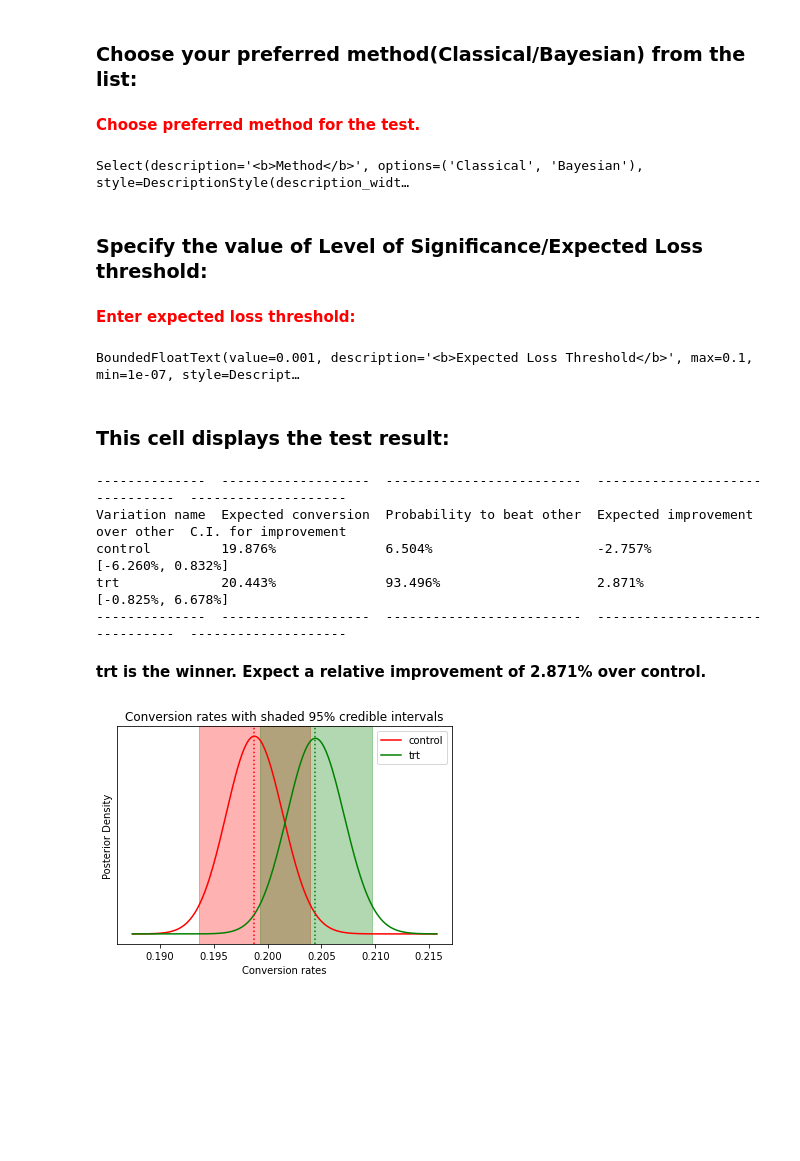
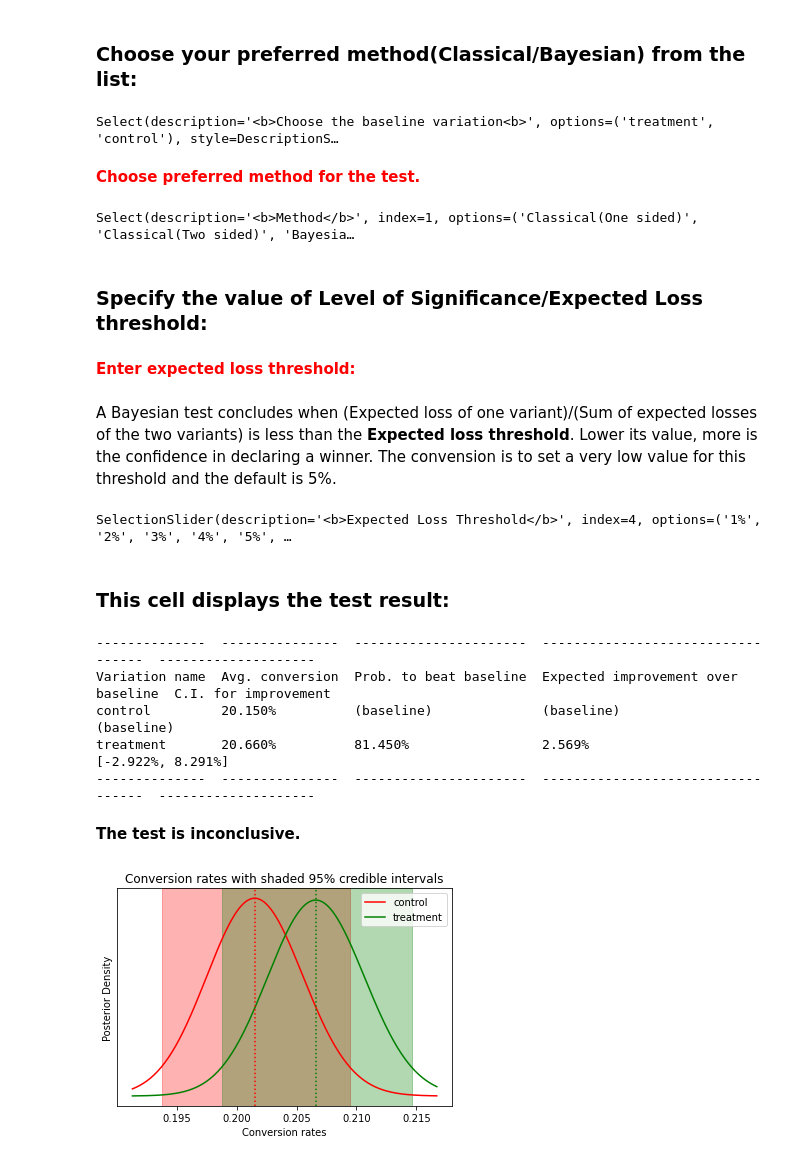
Before and after one commit to somak135/AB-Testing, a Jupyter notebook: testing package/conduct_AB_test.ipynb, the cells around one changed output. Cells and saved outputs as stored; diff of their text form; code cells hidden in the pictures; blank space fills up the shorter version.

```diff
--- a/testing package/conduct_AB_test.ipynb
+++ b/testing package/conduct_AB_test.ipynb
@@ -10,26 +10,29 @@ FileUpload(value={}, accept='.csv', description='Upload')
 # %% [markdown]
 ### **Choose your preferred method(Classical/Bayesian) from the list:**
 # %%
-df = read_file(up); printmd('**Choose preferred method for the test.**'); display(method_choice2)
+df, name_list = read_file(up); display_ask_baseline_widget(ask_baseline, name_list)
+printmd('**Choose preferred method for the test.**'); display(method_choice)
 # %% [output]
+Select(description='<b>Choose the baseline variation<b>', options=('treatment', 'control'), style=DescriptionS…
 <span style='color:red'>**Choose preferred method for the test.**</span>
-Select(description='<b>Method</b>', options=('Classical', 'Bayesian'), style=DescriptionStyle(description_widt…
+Select(description='<b>Method</b>', index=1, options=('Classical(One sided)', 'Classical(Two sided)', 'Bayesia…
 # %% [markdown]
 ### **Specify the value of Level of Significance/Expected Loss threshold:**
 # %%
-threshold_display_2(method_choice2.value)
+threshold_display(method_choice.value)
 # %% [output]
 <span style='color:red'>**Enter expected loss threshold:**</span>
+<span style='color:black'>A Bayesian test concludes when (Expected loss of one variant)/(Sum of expected losses of the two variants) is less than the **Expected loss threshold**. Lower its value, more is the confidence in declaring a winner. The convension is to set a very low value for this threshold and the default is 5%.</span>
-BoundedFloatText(value=0.001, description='<b>Expected Loss Threshold</b>', max=0.1, min=1e-07, style=Descript…
+SelectionSlider(description='<b>Expected Loss Threshold</b>', index=4, options=('1%', '2%', '3%', '4%', '5%', …
 # %% [markdown]
 ### **This cell displays the test result:**
 # %%
-do_test(df, level_of_sig.value, epsilon.value, method_choice2.value)
+do_test(df, level_of_sig.value, epsilon.value, name_list, ask_baseline.value, method_choice.value)
 # %% [output]
---------------  -------------------  -------------------------  -------------------------------  --------------------
-Variation name  Expected conversion  Probability to beat other  Expected improvement over other  C.I. for improvement
-control         19.876%              6.504%                     -2.757%                          [-6.260%, 0.832%]
-trt             20.443%              93.496%                    2.871%                           [-0.825%, 6.678%]
---------------  -------------------  -------------------------  -------------------------------  --------------------
+--------------  ---------------  ----------------------  ----------------------------------  --------------------
+Variation name  Avg. conversion  Prob. to beat baseline  Expected improvement over baseline  C.I. for improvement
+control         20.150%          (baseline)              (baseline)                          (baseline)
+treatment       20.660%          81.450%                 2.569%                              [-2.922%, 8.291%]
+--------------  ---------------  ----------------------  ----------------------------------  --------------------
-<span style='color:black'>**trt is the winner. Expect a relative improvement of 2.871% over control.**</span>
+<span style='color:black'>**The test is inconclusive.**</span>
-[figure, old version]
+[figure, new version]
```
Also changed, not shown: parts of 1 cell of this notebook, 6 other files.
